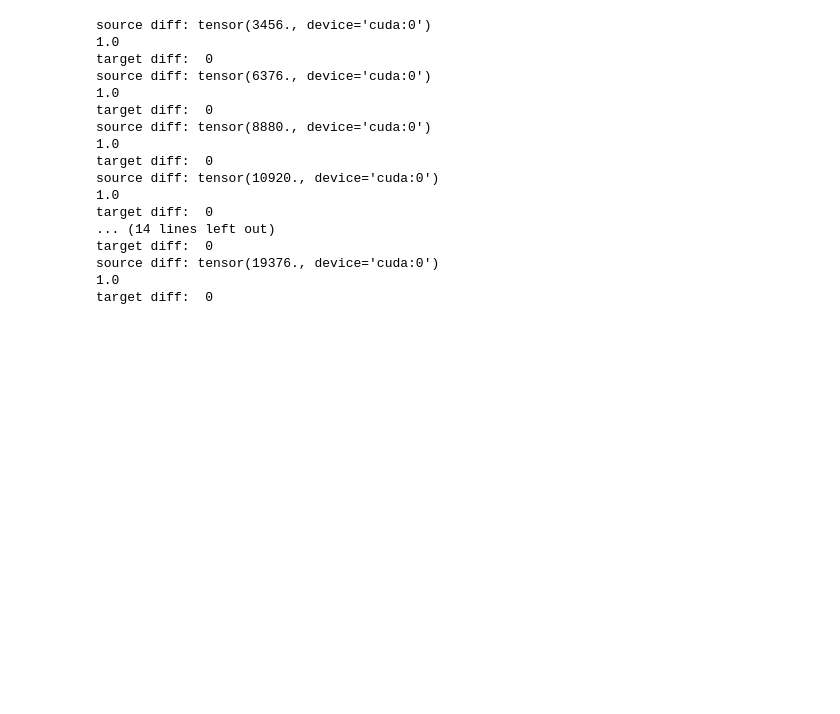
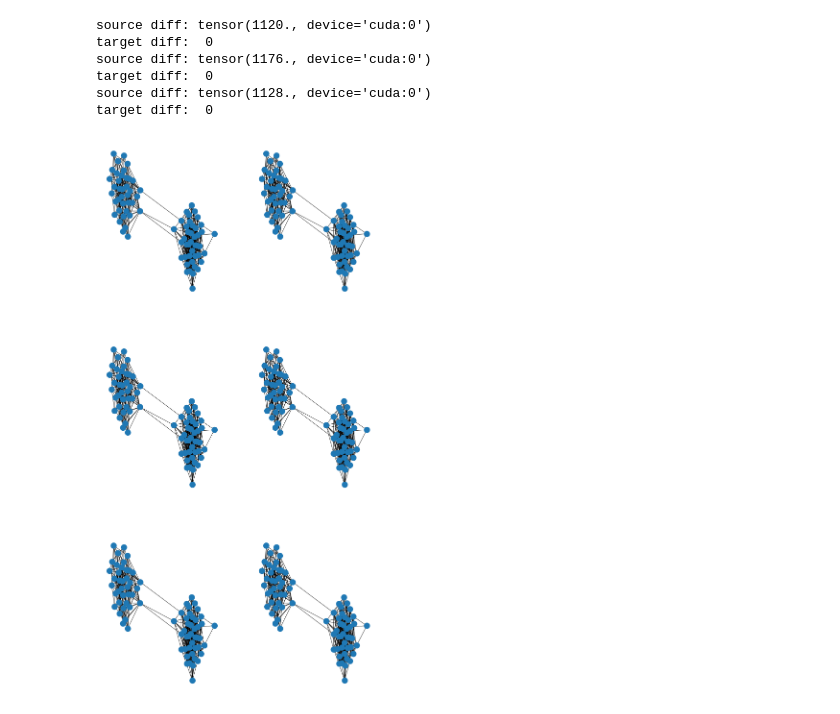
Before and after one commit to yryMax/watermark-graph-diffusion, a Jupyter notebook: src/optimizer.ipynb, the cells around one changed output. Drawn from its saved outputs; the diff is of its cells as text; code cells hidden in the pictures; blank space fills up the shorter version.

```diff
--- a/src/optimizer.ipynb
+++ b/src/optimizer.ipynb
@@ -92,27 +89,28 @@ nx.draw(G2, pos, ax=axes[1])
 # %%
-iter = 20
+iter = 3
+fig, axes = plt.subplots(iter, 2, figsize=(15, 30))
+axes = axes.flatten()
+n = 80
 for i in range(iter):
-    G_prime = flip_random_bit(G_prime, bs = 1000)
-    assert not torch.equal(G_prime.E, G_t.E)
-    G_0_prime_np = model.sample_one(G_prime)[1].squeeze(0).numpy()
+    G_t = model.sample_G_T(n_nodes=torch.tensor([n]))
+    G_0_np = model.sample_one(G_t.copy(), deterministic=True)[1].squeeze(0).numpy()
+    G_prime = model.sample_G_T(n_nodes=torch.tensor([n]))
+    G_prime.E = torch.tensor([1, 0]).repeat(n, n , 1).unsqueeze(0).to('cuda')
     print("source diff:", torch.sum(torch.abs(G_prime.E - G_t.E)))
-    print(Jaccard_Similarity(G_0_prime_np, G_0_np))
+    G_0_prime_np = model.sample_one(G_prime.copy(), deterministic=True)[1].squeeze(0).numpy()
+    #print(G_0_prime_np.shape, G_0_np.shape)
     print("target diff: ", np.sum(np.abs(G_0_prime_np - G_0_np)))
+    G_0 = nx.from_numpy_matrix(G_0_np)
+    G_0_prime = nx.from_numpy_matrix(G_0_prime_np)
+    pos1 = nx.spring_layout(G_0, seed=42)
+    pos2 = nx.spring_layout(G_0_prime, seed=42)
+    nx.draw(G_0, pos1, ax=axes[2*i])
+    nx.draw(G_0_prime, pos2, ax=axes[2*i + 1])
 # %% [output]
-source diff: tensor(3456., device='cuda:0')
-1.0
+source diff: tensor(1120., device='cuda:0')
 target diff:  0
-source diff: tensor(6376., device='cuda:0')
-1.0
+source diff: tensor(1176., device='cuda:0')
 target diff:  0
-source diff: tensor(8880., device='cuda:0')
-1.0
+source diff: tensor(1128., device='cuda:0')
 target diff:  0
-source diff: tensor(10920., device='cuda:0')
-1.0
-target diff:  0
-... (14 lines left out)
-target diff:  0
-source diff: tensor(19376., device='cuda:0')
-1.0
-target diff:  0
+[figure, added]
```
Also changed, not shown: parts of 7 cells of this notebook, 2 other files.
